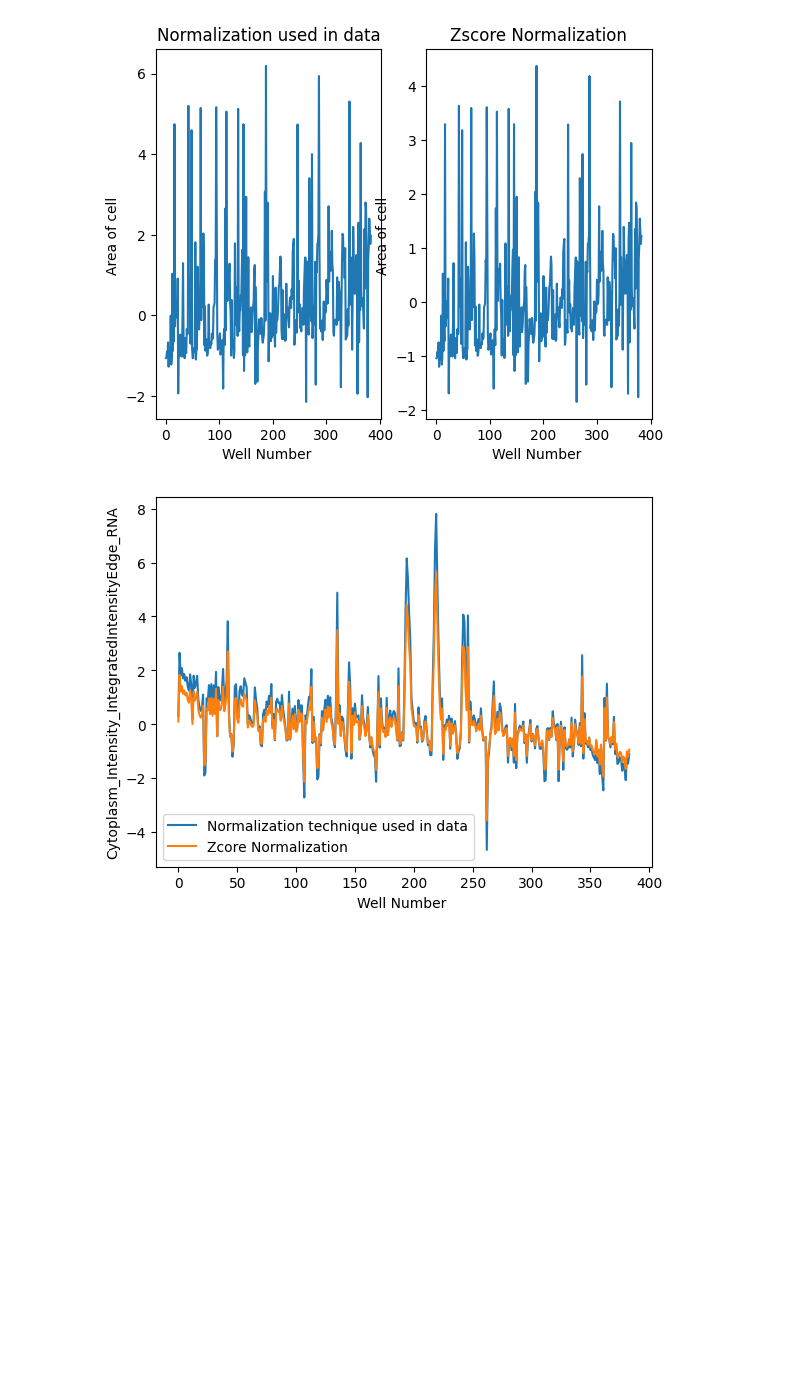
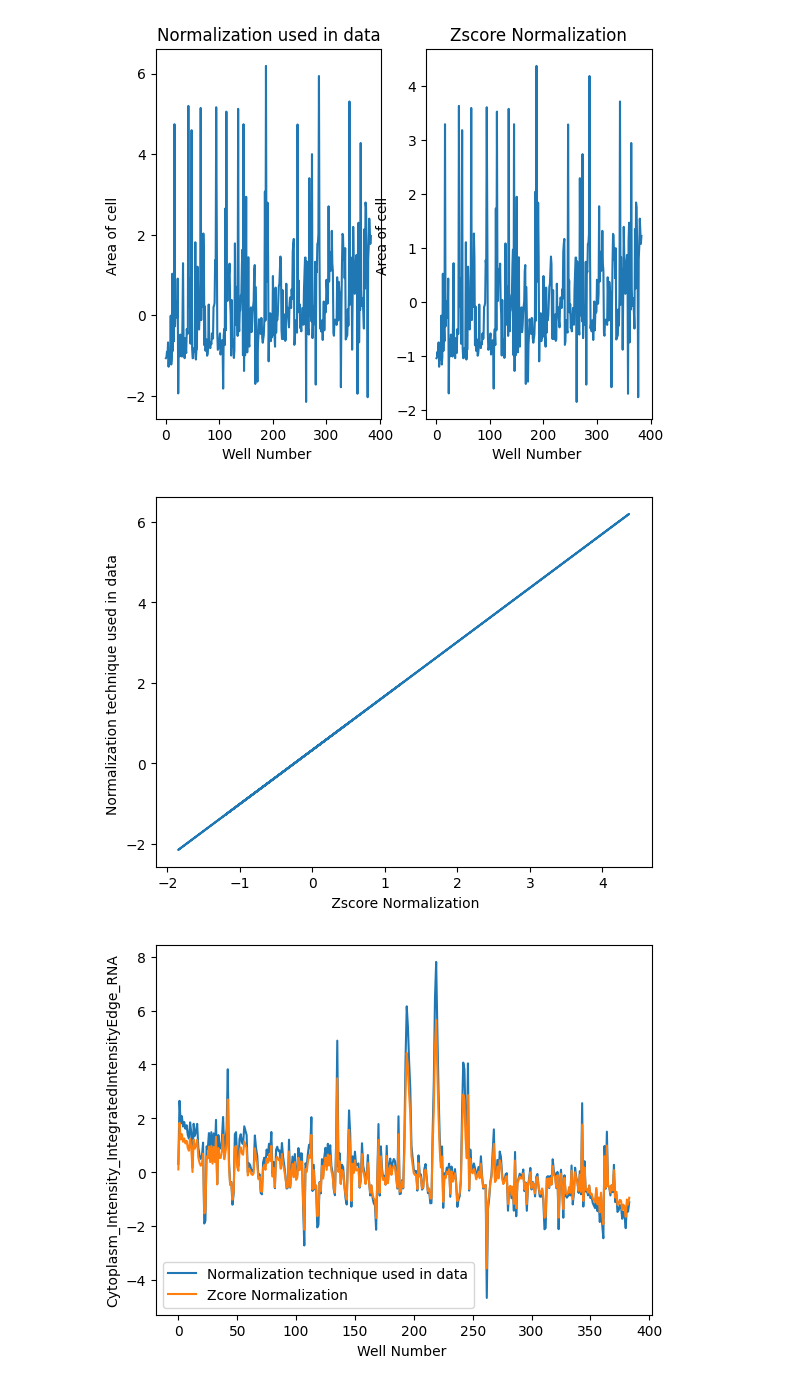
Before and after one commit to BharathiVeerasankar/Exploring-High-dimensional-Cell-painting-data, a Jupyter notebook: zscore.ipynb, the cells around one changed output. Saved outputs shown, nothing was run; the diff lists cells and outputs as text; code cells hidden in the pictures; blank space fills up the shorter version.

```diff
--- a/zscore.ipynb
+++ b/zscore.ipynb
@@ -105,6 +105,14 @@ plt.ylabel('Area of cell ')
 plt.show()
 # %% [output]
 [figure]
+# %%
+plt.plot(area_zscore, df_area_normalized)
+plt.xlabel(' Zscore Normalization')
+plt.ylabel('Normalization technique used in data ')
+
+plt.show()
+# %% [output]
+[figure, added]
 # %%
 df=pd.read_csv("1.csv",usecols=["Cytoplasm_Intensity_IntegratedIntensityEdge_RNA"])
 # %%
```
Also changed, not shown: parts of 5 cells of this notebook.
